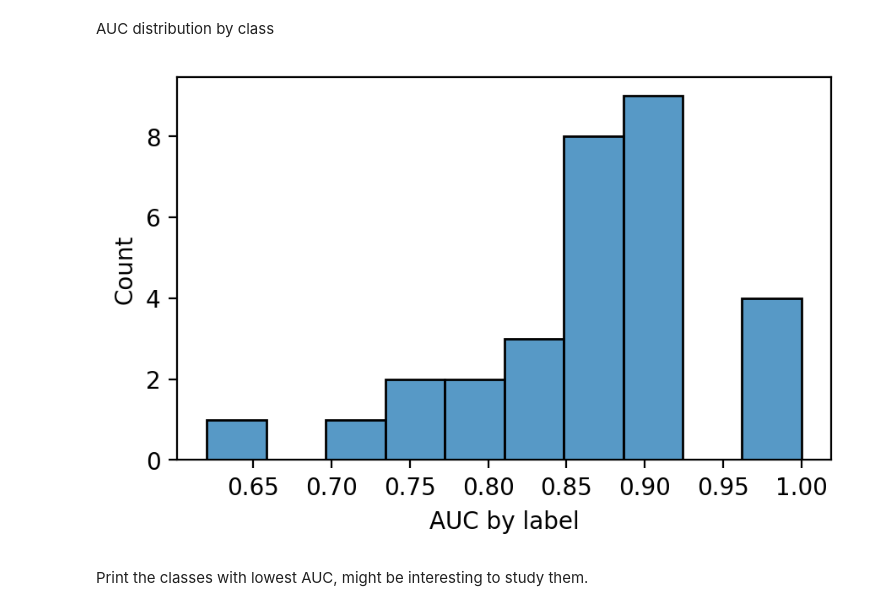
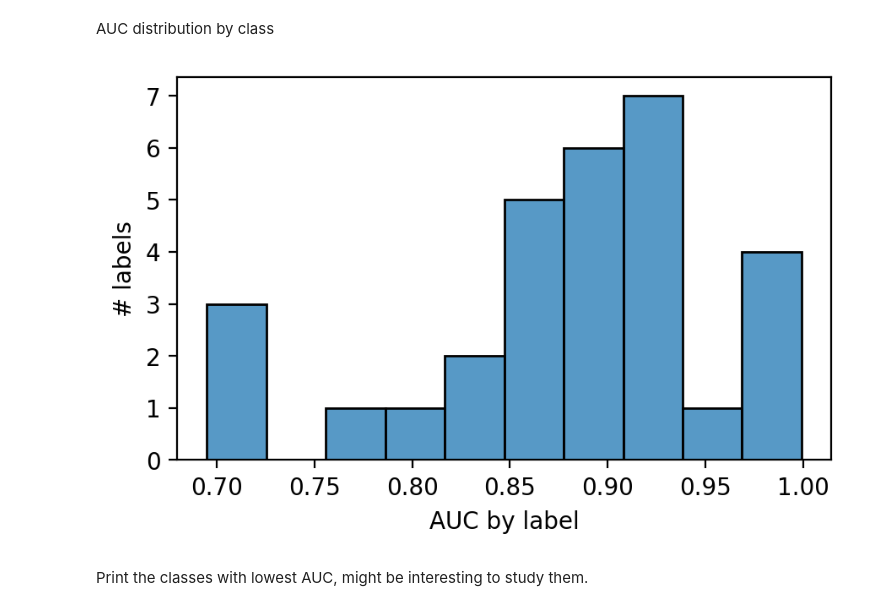
Before and after one commit to joely-nelson/GEA-CSE-599, a Jupyter notebook: transformers/analysis/2_multi30class.ipynb, the cells around one changed output. Saved outputs shown, nothing was run; the diff lists cells and outputs as text; code cells hidden in the pictures.

```diff
--- a/transformers/analysis/2_multi30class.ipynb
+++ b/transformers/analysis/2_multi30class.ipynb
@@ -233,0 +394,5 @@ Micro is averaging within each sample, macro is giving the same weight to all cl
+# %%
+label_all = np.load('/home/mexposit/cg/gea/transformers/6_gea30xl/model/ft_6_gea30xl/eval_label_keys.npy')
+preds_all = np.load('/home/mexposit/cg/gea/transformers/6_gea30xl/model/ft_6_gea30xl/eval_pred_results.npy')
+print(label_all.shape)
+print(preds_all.shape)
@@ -233,0 +414,4 @@ Micro is averaging within each sample, macro is giving the same weight to all cl
+# %%
+probs = probs_all[-1]
+label = label_all[-1]
+print(probs.shape, label.shape)
@@ -233,0 +422,9 @@ Micro is averaging within each sample, macro is giving the same weight to all cl
+# %%
+# demonstrate it with an example
+toy_label = np.array([0,0,3,1,4,5,2,2])
+lab_categories = np.sort(pd.Series(toy_label).value_counts().index)
+label_onehot = np.zeros([len(toy_label), len(lab_categories)])
+print(label_onehot.shape)
+for i,lab in enumerate(toy_label):
+    label_onehot[i, lab] = 1
+print(label_onehot)
@@ -233,0 +441,10 @@ Micro is averaging within each sample, macro is giving the same weight to all cl
+# %%
+# get indices of labels
+lab_categories = np.sort(pd.Series(label).value_counts().index)
+label_onehot = np.zeros([len(label), len(lab_categories)])
+print(label_onehot.shape)
+for i,lab in enumerate(label):
+    label_onehot[i, lab] = 1
+print(label_onehot.shape)
+# the number of 1s must be the same as number of label samples
+print(np.sum(label_onehot) == len(label))
@@ -324,10 +547,11 @@ auc_by_class = [roc_auc[i] for i in range(0,30)]
 # %%
 plt.figure(figsize=(5,3), dpi=200)
 sns.histplot(auc_by_class, bins=10)
 plt.xlabel('AUC by label')
+plt.ylabel('# labels')
 plt.show()
 # %% [output]
-[figure, old version]
+[figure, new version]
 # %% [markdown]
 Print the classes with lowest AUC, might be interesting to study them.
 # %%
```
Also changed, not shown: parts of 40 cells of this notebook, 42 other files.
